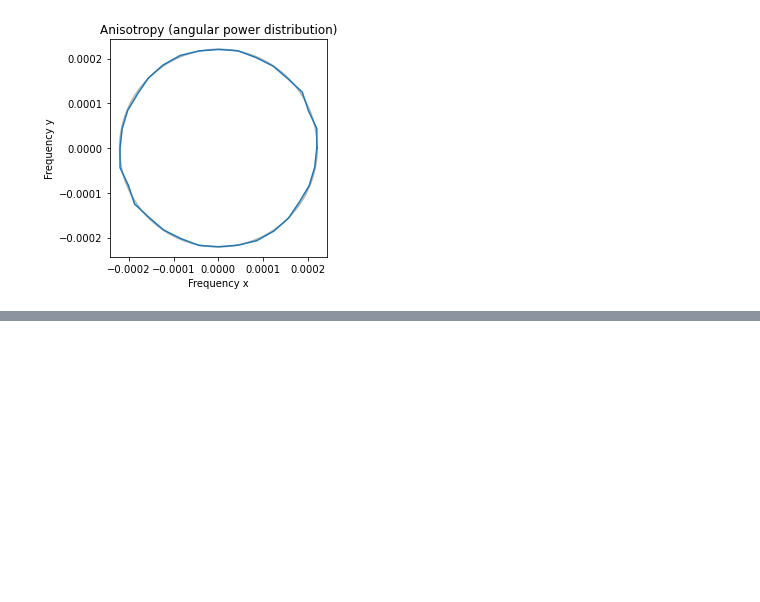
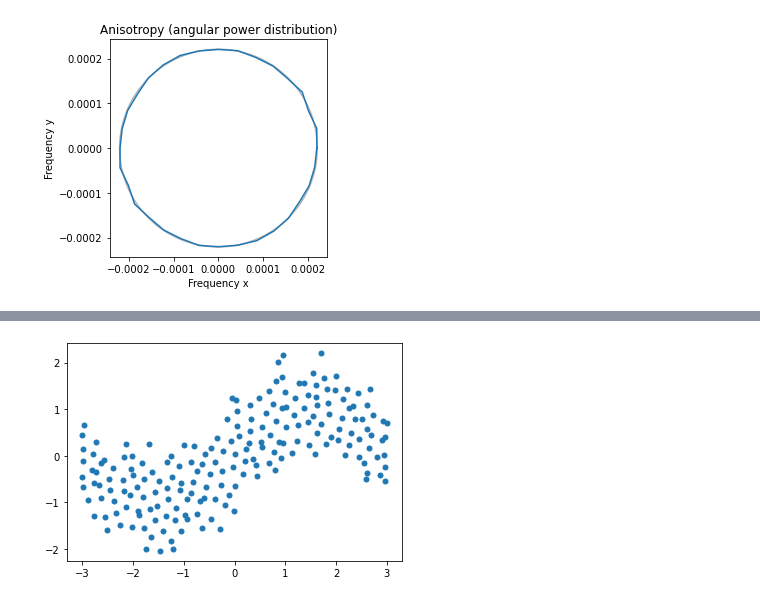
Before and after one commit to TobiasRp/vc_sample, a Jupyter notebook: notebooks/sampling_examples.ipynb, the cells around one changed output, grey strips where cells are left out. Cells and saved outputs as stored; diff of their text form; code cells hidden in the pictures; blank space fills up the shorter version.

```diff
--- a/notebooks/test_points.ipynb
+++ b/notebooks/sampling_examples.ipynb
@@ -96,0 +126,7 @@ spectral_analysis.plot_anisotropy(img_sampled);
+# %%
+vc = VoidAndCluster(points, density_estimator, num_initial_samples=50)
+samples = vc.sample(size=num_samples)
+# %%
+plt.scatter(x=samples[:,0], y=samples[:,1], s=25);
+# %% [output]
+[figure, added]
```
Also changed, not shown: parts of 8 cells of this notebook, 1 other file.
